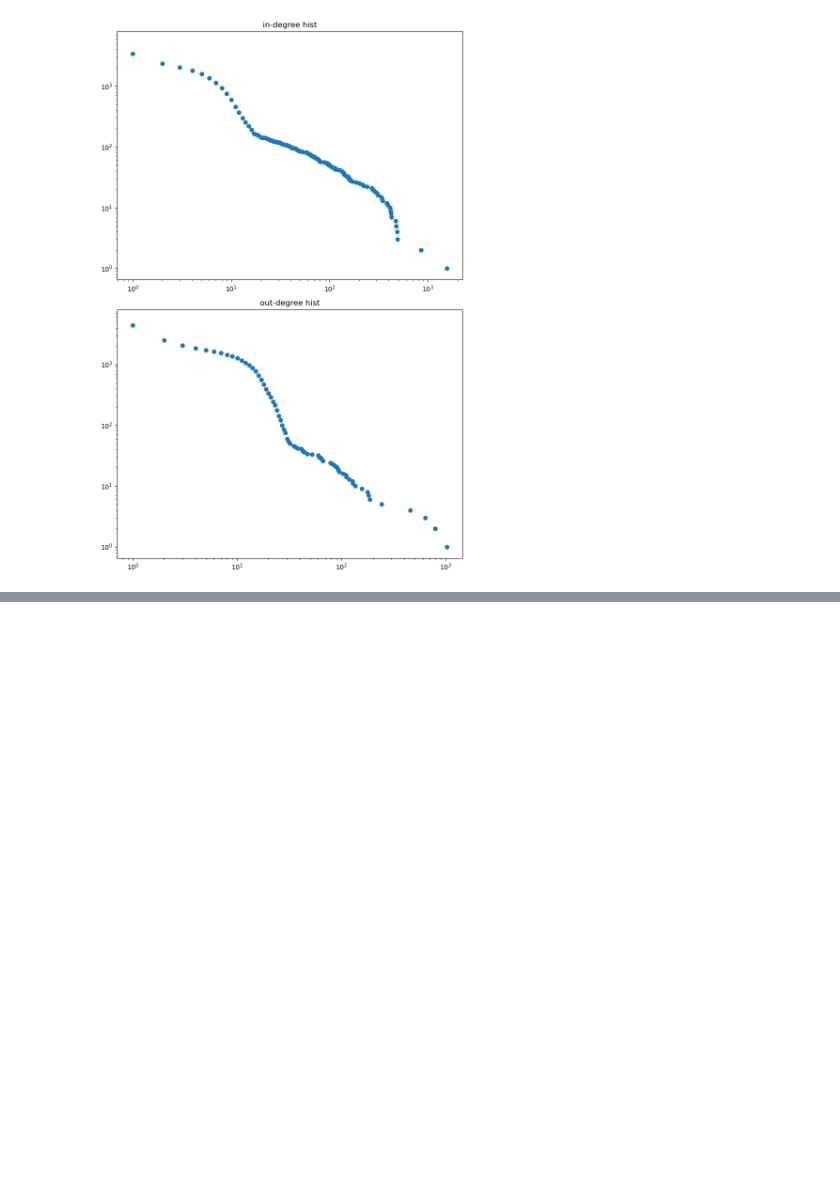
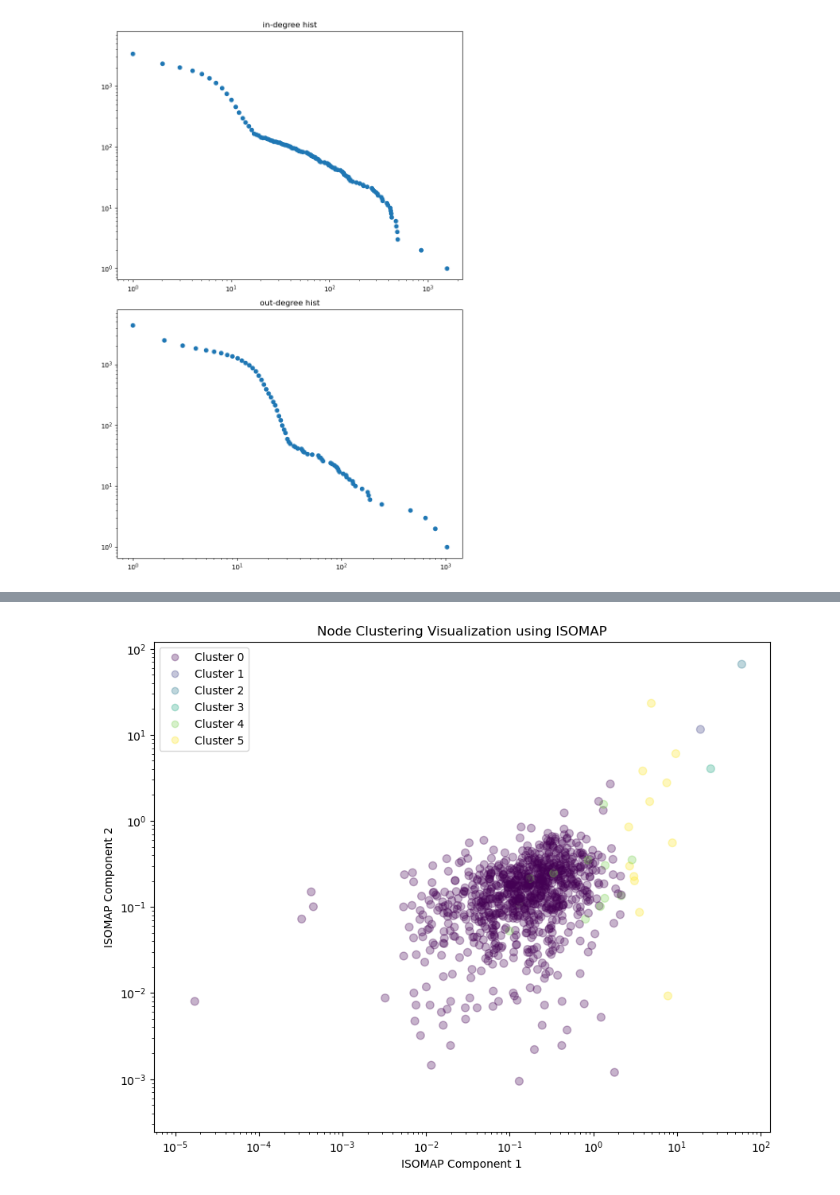
Before and after one commit to TheAllUnknown/BankTransactionNet, a Jupyter notebook: 5.3Ksample.ipynb, the cells around one changed output, grey strips where cells are left out. Saved outputs shown, nothing was run; the diff lists cells and outputs as text; code cells hidden in the pictures; blank space fills up the shorter version.

```diff
--- a/5.3Ksample.ipynb
+++ b/5.3Ksample.ipynb
@@ -37,0 +103,6 @@ AttributeError: module 'utils' has no attribute 'degree_vs_avgclustering'
+# %%
+
+kmeans = KMeans(n_clusters=6)  # Change n_clusters to your desired number of clusters
+kmeans.fit(data)
+labels = kmeans.labels_
+node_feature_df['cluster'] = labels
@@ -37,0 +112,17 @@ AttributeError: module 'utils' has no attribute 'degree_vs_avgclustering'
+# %%
+# Apply ISOMAP for dimensionality reduction
+# isomap = Isomap(n_components=2)
+# reduced_features = isomap.fit_transform(normalized_features)
+
+# Scatter plot of the clusters
+plt.figure(figsize=(10, 8))
+scatter = plt.scatter(normalized_features[:,3], normalized_features[:,5], c=labels, cmap='viridis', s=50,alpha=0.3)
+plt.title('Node Clustering Visualization using ISOMAP')
+plt.xlabel('ISOMAP Component 1')
+plt.ylabel('ISOMAP Component 2')
+plt.xscale('log',base=10)
+plt.yscale('log',base = 10)
+plt.legend(handles=scatter.legend_elements()[0], labels=[f'Cluster {i}' for i in range(6)])
+plt.show()
+# %% [output]
+[figure, added]
```
Also changed, not shown: parts of 8 cells of this notebook, 1 other file.
